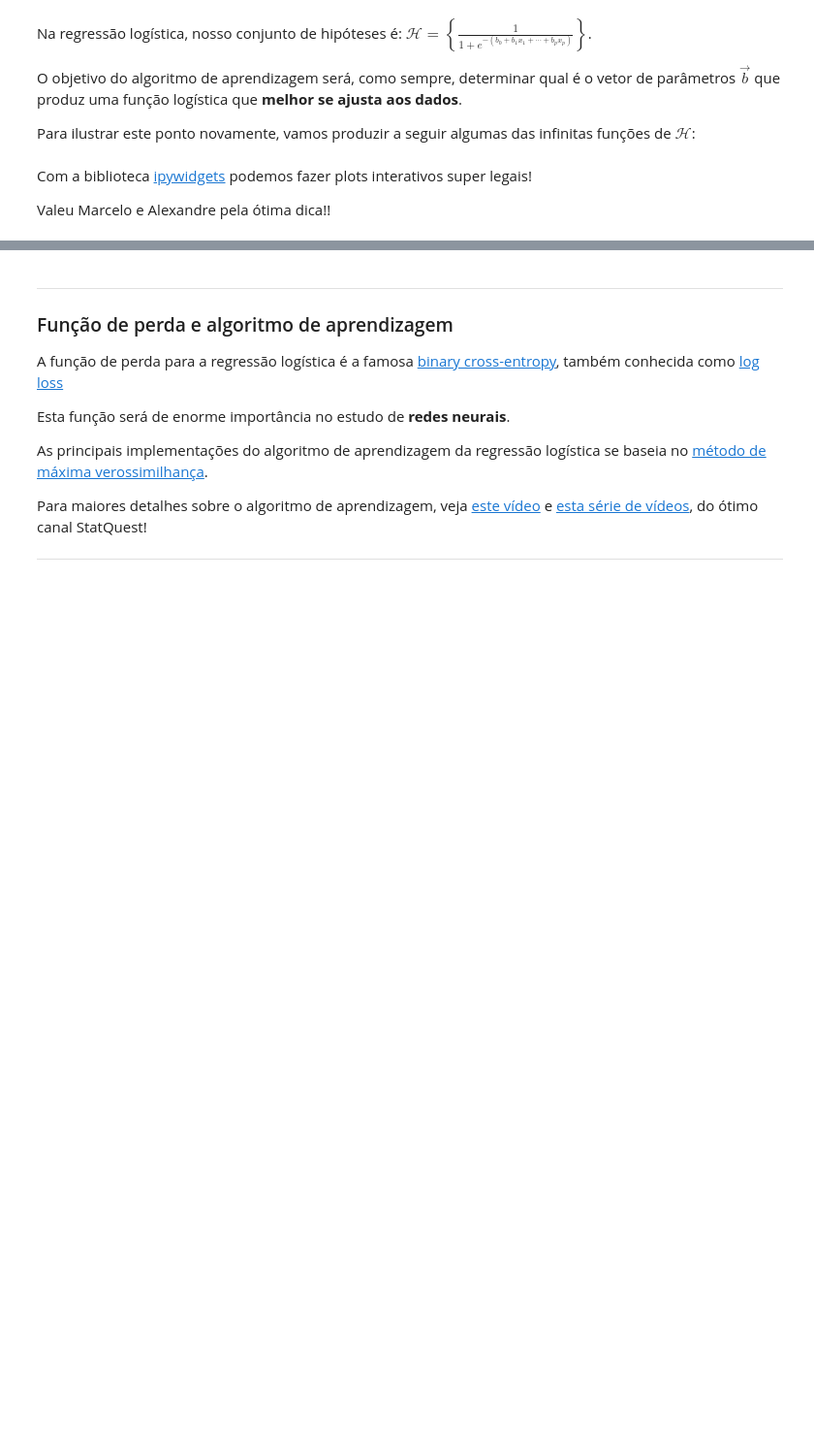
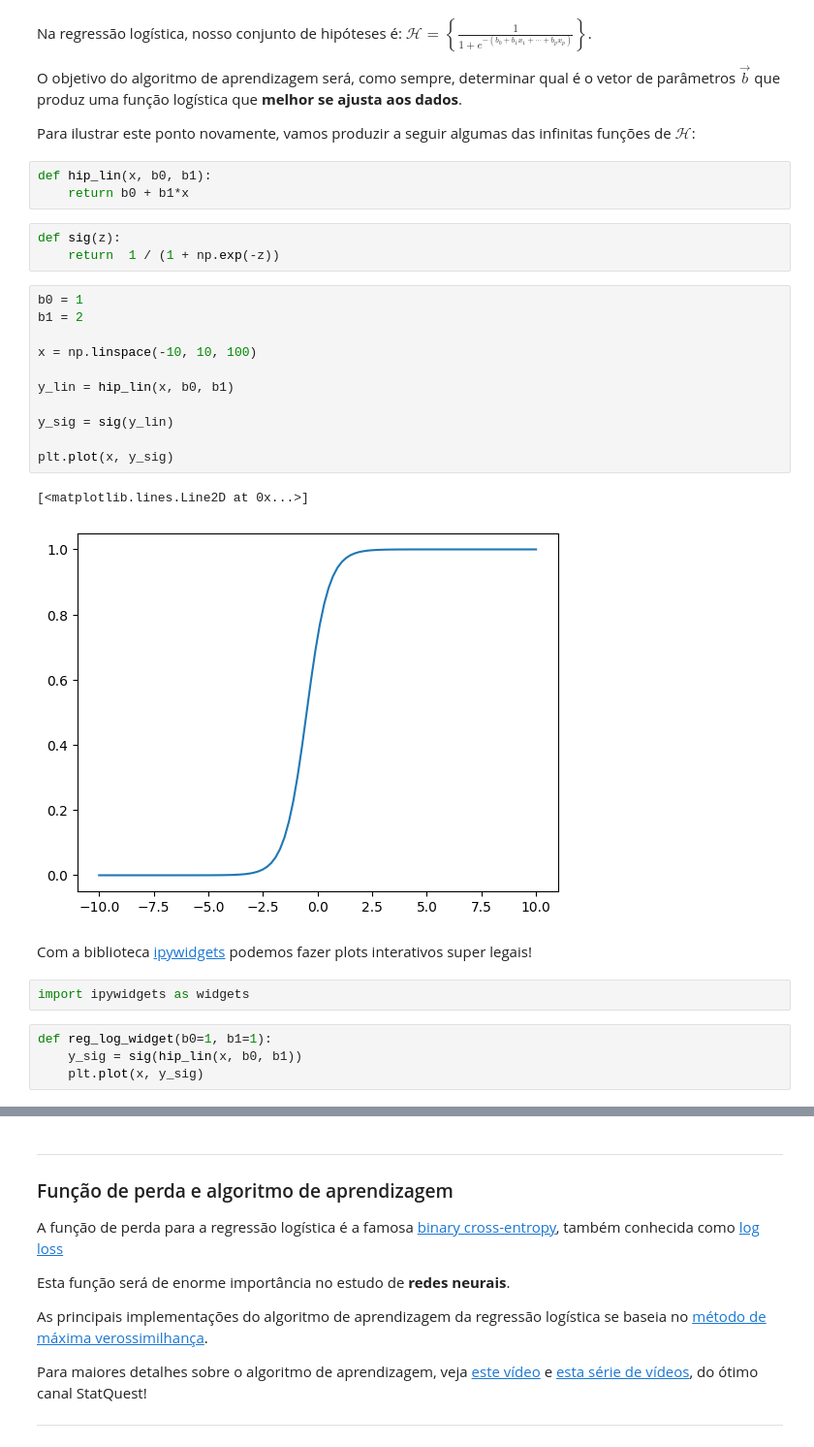
Before and after one commit to gaiogreg/aulas-LC-Safra, a Jupyter notebook: Modulo 7/Aula05.ipynb, the cells around one changed output, grey strips where cells are left out. Shown at 97% size. Saved outputs shown, nothing was run; the diff lists cells and outputs as text; blank space fills up the shorter version.

```diff
--- a/Modulo 7/Aula05.ipynb
+++ b/Modulo 7/Aula05.ipynb
@@ -200,7 +224,31 @@ Na regressão logística, nosso conjunto de hipóteses é: $\mathcal{H} = \left
 O objetivo do algoritmo de aprendizagem será, como sempre, determinar qual é o vetor de parâmetros $\vec{b}$ que produz uma função logística que **melhor se ajusta aos dados**.
 
 Para ilustrar este ponto novamente, vamos produzir a seguir algumas das infinitas funções de $\mathcal{H}$:
+# %%
+def hip_lin(x, b0, b1):
+    return b0 + b1*x
+# %%
+def sig(z):
+    return  1 / (1 + np.exp(-z))
+# %%
+b0 = 1
+b1 = 2
+
+x = np.linspace(-10, 10, 100)
+
+y_lin = hip_lin(x, b0, b1)
+
+y_sig = sig(y_lin)
+
+plt.plot(x, y_sig)
+# %% [output]
+[<matplotlib.lines.Line2D at 0x...>]
+[figure, added]
 # %% [markdown]
 Com a biblioteca [ipywidgets](https://ipywidgets.readthedocs.io/en/latest/) podemos fazer plots interativos super legais!
-
-Valeu Marcelo e Alexandre pela ótima dica!!
+# %%
+import ipywidgets as widgets
+# %%
+def reg_log_widget(b0=1, b1=1):
+    y_sig = sig(hip_lin(x, b0, b1))
+    plt.plot(x, y_sig)
```
Also changed, not shown: parts of 40 cells of this notebook, 4 other files.
